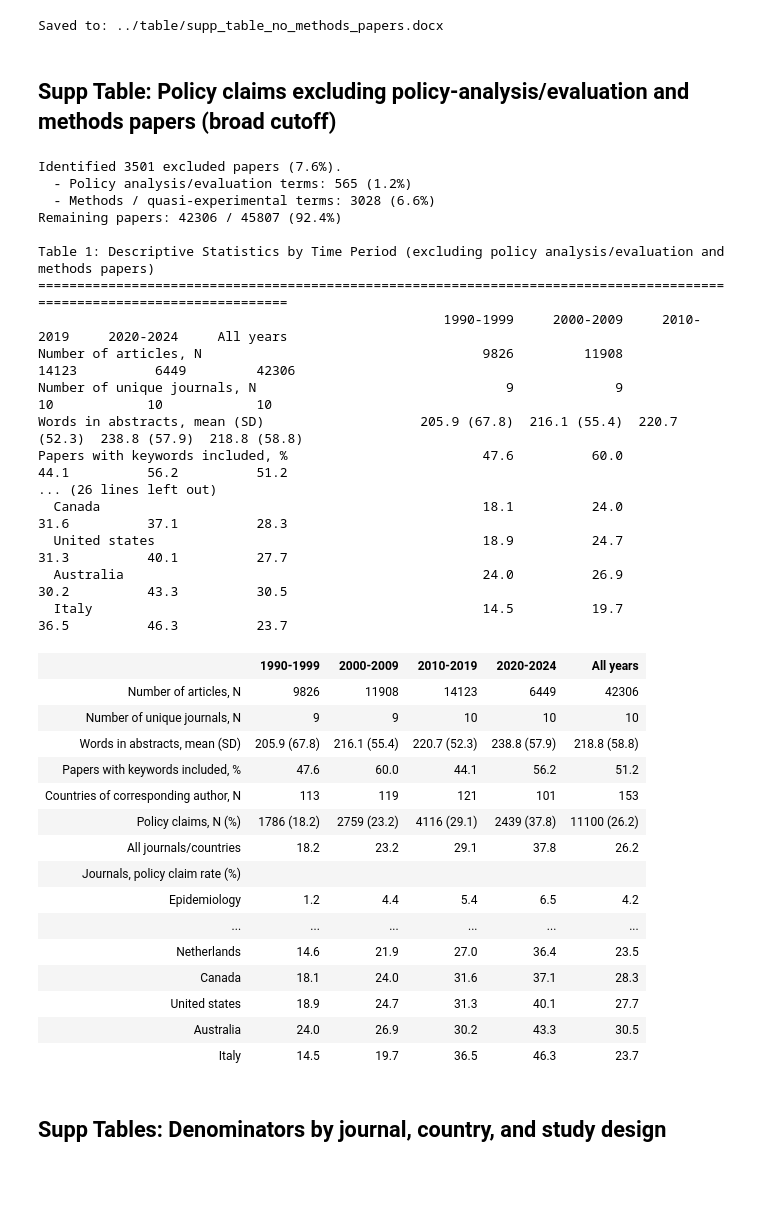
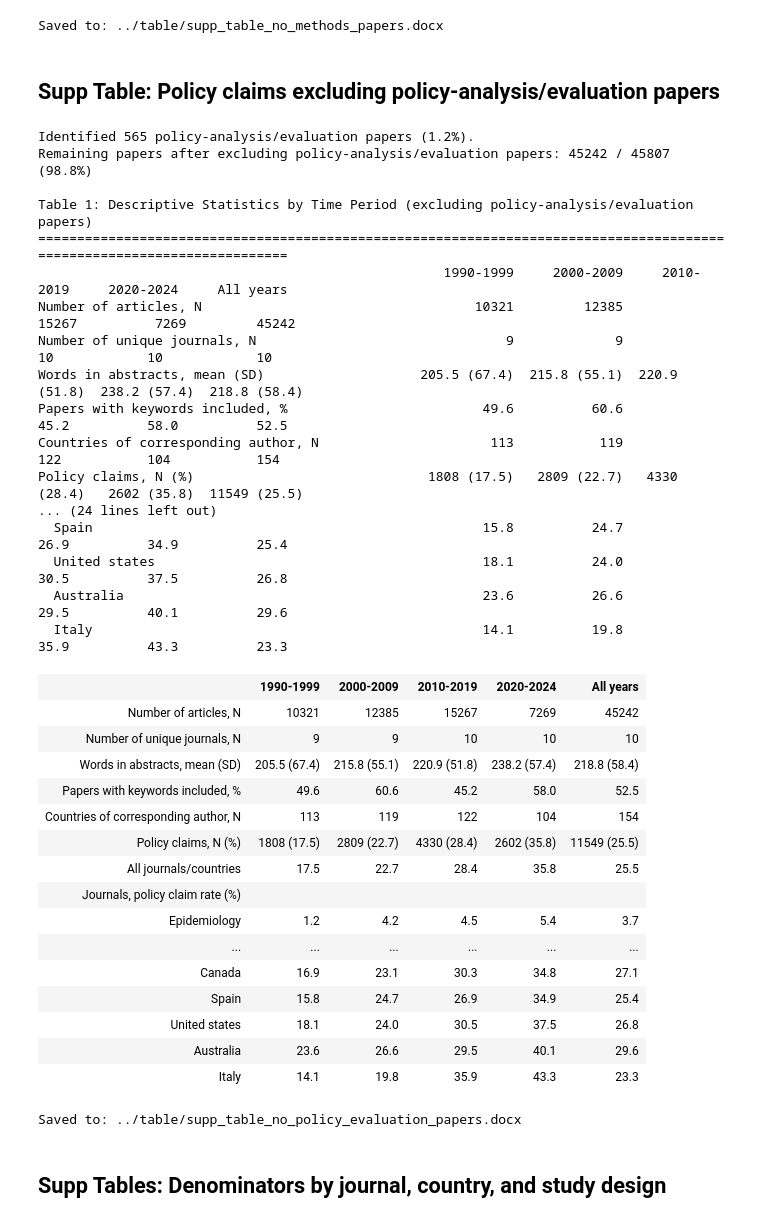
Before and after one commit to dbann/policyclaims, a Jupyter notebook: code/10_supplemental_analyses.ipynb, the cells around one changed output. Cells and saved outputs as stored; diff of their text form; code cells hidden in the pictures; blank space fills up the shorter version.

```diff
--- a/code/10_supplemental_analyses.ipynb
+++ b/code/10_supplemental_analyses.ipynb
@@ -582,7 +582,7 @@ print(f"Saved to: {doc_path}")
 # %% [output]
 Saved to: ../table/supp_table_no_methods_papers.docx
 # %% [markdown]
-## Supp Table: Policy claims excluding policy-analysis/evaluation and methods papers (broad cutoff)
+## Supp Table: Policy claims excluding policy-analysis/evaluation papers
 # %%
 # Load the main enriched dataset if this section is run out of order.
 if "df" not in globals():
@@ -610,20 +610,16 @@ import pandas as pd
 import numpy as np
 from IPython.display import HTML
 
-# is_excluded_sensitivity, is_policy_analysis_eval, and is_methods_qe are
-# already computed by 5_add_study_design_and_topics.py and present in df.
+# is_policy_analysis_eval is already computed by 5_add_study_design_and_topics.py
+# and present in df.
 
 n_total = len(df)
-n_excluded    = df['is_excluded_sensitivity'].sum()
 n_policy_eval = df['is_policy_analysis_eval'].sum()
-n_methods_qe  = df['is_methods_qe'].sum()
 
-print(f"Identified {n_excluded} excluded papers ({n_excluded/n_total*100:.1f}%).")
-print(f"  - Policy analysis/evaluation terms: {n_policy_eval} ({n_policy_eval/n_total*100:.1f}%)")
-print(f"  - Methods / quasi-experimental terms: {n_methods_qe} ({n_methods_qe/n_total*100:.1f}%)")
+print(f"Identified {n_policy_eval} policy-analysis/evaluation papers ({n_policy_eval/n_total*100:.1f}%).")
 
-df_filtered = df[~df['is_excluded_sensitivity']].copy()
-print(f"Remaining papers: {len(df_filtered)} / {n_total} ({len(df_filtered)/n_total*100:.1f}%)")
+df_filtered = df[~df['is_policy_analysis_eval']].copy()
+print(f"Remaining papers after excluding policy-analysis/evaluation papers: {len(df_filtered)} / {n_total} ({len(df_filtered)/n_total*100:.1f}%)")
 
 # ------------------------------------------------------------------------------
 # # STEP 2. Run the Table 1 descriptive statistics on filtered dataset
@@ -750,62 +746,62 @@ table1.index.name = None
 def format_table_html(table_df, row_names):
     html = "<table border='1' cellpadding='8'><tr><th></th>"
     for col in table_df.columns:
         html += f"<th>{col}</th>"
     html += "</tr>"
     for name in row_names:
         style = (
             "font-weight:bold;"
             if name in [
                 'Journals, policy claim rate (%)',
                 'Countries (first author), policy claim rate (%)'
             ]
             else ""
         )
         html += f"<tr><td style='{style}'>{name}</td>"
         for col in table_df.columns:
             html += f"<td>{table_df.loc[name, col]}</td>"
         html += "</tr>"
     html += "</table>"
     return html
 
-print("\nTable 1: Descriptive Statistics by Time Period (excluding policy analysis/evaluation and methods papers)")
+print("\nTable 1: Descriptive Statistics by Time Period (excluding policy-analysis/evaluation papers)")
 print("=" * 120)
 print(table1.to_string())
 display(HTML(format_table_html(table1, row_names)))
 # %% [output]
-Identified 3501 excluded papers (7.6%).
-  - Policy analysis/evaluation terms: 565 (1.2%)
-  - Methods / quasi-experimental terms: 3028 (6.6%)
-Remaining papers: 42306 / 45807 (92.4%)
+Identified 565 policy-analysis/evaluation papers (1.2%).
+Remaining papers after excluding policy-analysis/evaluation papers: 45242 / 45807 (98.8%)
 
-Table 1: Descriptive Statistics by Time Period (excluding policy analysis/evaluation and methods papers)
+Table 1: Descriptive Statistics by Time Period (excluding policy-analysis/evaluation papers)
 ========================================================================================================================
                                                     1990-1999     2000-2009     2010-2019     2020-2024     All years
-Number of articles, N                                    9826         11908         14123          6449         42306
+Number of articles, N                                   10321         12385         15267          7269         45242
 Number of unique journals, N                                9             9            10            10            10
-Words in abstracts, mean (SD)                    205.9 (67.8)  216.1 (55.4)  220.7 (52.3)  238.8 (57.9)  218.8 (58.8)
-Papers with keywords included, %                         47.6          60.0          44.1          56.2          51.2
-... (26 lines left out)
-  Canada                                                 18.1          24.0          31.6          37.1          28.3
-  United states                                          18.9          24.7          31.3          40.1          27.7
-  Australia                                              24.0          26.9          30.2          43.3          30.5
-  Italy                                                  14.5          19.7          36.5          46.3          23.7
+Words in abstracts, mean (SD)                    205.5 (67.4)  215.8 (55.1)  220.9 (51.8)  238.2 (57.4)  218.8 (58.4)
+Papers with keywords included, %                         49.6          60.6          45.2          58.0          52.5
+Countries of corresponding author, N                      113           119           122           104           154
+Policy claims, N (%)                              1808 (17.5)   2809 (22.7)   4330 (28.4)   2602 (35.8)  11549 (25.5)
+... (24 lines left out)
+  Spain                                                  15.8          24.7          26.9          34.9          25.4
+  United states                                          18.1          24.0          30.5          37.5          26.8
+  Australia                                              23.6          26.6          29.5          40.1          29.6
+  Italy                                                  14.1          19.8          35.9          43.3          23.3
 |  | 1990-1999 | 2000-2009 | 2010-2019 | 2020-2024 | All years |
-| Number of articles, N | 9826 | 11908 | 14123 | 6449 | 42306 |
+| Number of articles, N | 10321 | 12385 | 15267 | 7269 | 45242 |
 | Number of unique journals, N | 9 | 9 | 10 | 10 | 10 |
-| Words in abstracts, mean (SD) | 205.9 (67.8) | 216.1 (55.4) | 220.7 (52.3) | 238.8 (57.9) | 218.8 (58.8) |
-| Papers with keywords included, % | 47.6 | 60.0 | 44.1 | 56.2 | 51.2 |
-| Countries of corresponding author, N | 113 | 119 | 121 | 101 | 153 |
-| Policy claims, N (%) | 1786 (18.2) | 2759 (23.2) | 4116 (29.1) | 2439 (37.8) | 11100 (26.2) |
-| All journals/countries | 18.2 | 23.2 | 29.1 | 37.8 | 26.2 |
+| Words in abstracts, mean (SD) | 205.5 (67.4) | 215.8 (55.1) | 220.9 (51.8) | 238.2 (57.4) | 218.8 (58.4) |
+| Papers with keywords included, % | 49.6 | 60.6 | 45.2 | 58.0 | 52.5 |
+| Countries of corresponding author, N | 113 | 119 | 122 | 104 | 154 |
+| Policy claims, N (%) | 1808 (17.5) | 2809 (22.7) | 4330 (28.4) | 2602 (35.8) | 11549 (25.5) |
+| All journals/countries | 17.5 | 22.7 | 28.4 | 35.8 | 25.5 |
 | Journals, policy claim rate (%) |  |  |  |  |  |
-| Epidemiology | 1.2 | 4.4 | 5.4 | 6.5 | 4.2 |
+| Epidemiology | 1.2 | 4.2 | 4.5 | 5.4 | 3.7 |
 | ... | ... | ... | ... | ... | ... |
-| Netherlands | 14.6 | 21.9 | 27.0 | 36.4 | 23.5 |
-| Canada | 18.1 | 24.0 | 31.6 | 37.1 | 28.3 |
-| United states | 18.9 | 24.7 | 31.3 | 40.1 | 27.7 |
-| Australia | 24.0 | 26.9 | 30.2 | 43.3 | 30.5 |
-| Italy | 14.5 | 19.7 | 36.5 | 46.3 | 23.7 |
+| Canada | 16.9 | 23.1 | 30.3 | 34.8 | 27.1 |
+| Spain | 15.8 | 24.7 | 26.9 | 34.9 | 25.4 |
+| United states | 18.1 | 24.0 | 30.5 | 37.5 | 26.8 |
+| Australia | 23.6 | 26.6 | 29.5 | 40.1 | 29.6 |
+| Italy | 14.1 | 19.8 | 35.9 | 43.3 | 23.3 |
 # %%
 from docx import Document
 from docx.enum.table import WD_TABLE_ALIGNMENT
@@ -813,7 +809,7 @@ from docx.enum.text import WD_ALIGN_PARAGRAPH
 import os
 
 doc = Document()
-doc.add_heading('Descriptive statistics by time period (excluding policy-analysis/evaluation and methods papers)', level=1)
+doc.add_heading('Descriptive statistics by time period (excluding policy-analysis/evaluation papers)', level=1)
 
 out = table1.copy()
 out.insert(0, 'Row', out.index)
@@ -837,9 +833,11 @@ t.alignment = WD_TABLE_ALIGNMENT.CENTER
 
 save_dir = "../table"
 os.makedirs(save_dir, exist_ok=True)
-doc_path = os.path.join(save_dir, "supp_table_no_policy_or_methods_papers.docx")
+doc_path = os.path.join(save_dir, "supp_table_no_policy_evaluation_papers.docx")
 doc.save(doc_path)
 print(f"Saved to: {doc_path}")
+# %% [output]
+Saved to: ../table/supp_table_no_policy_evaluation_papers.docx
 # %% [markdown]
 ## Supp Tables: Denominators by journal, country, and study design
 # %%
```
Also changed, not shown: parts of 1 cell of this notebook, 1 other file.
